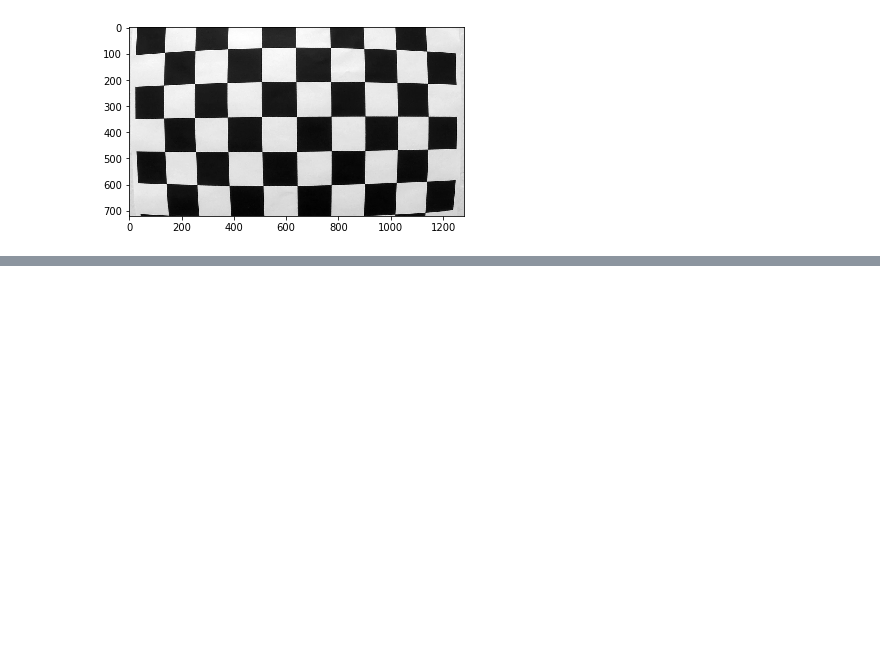
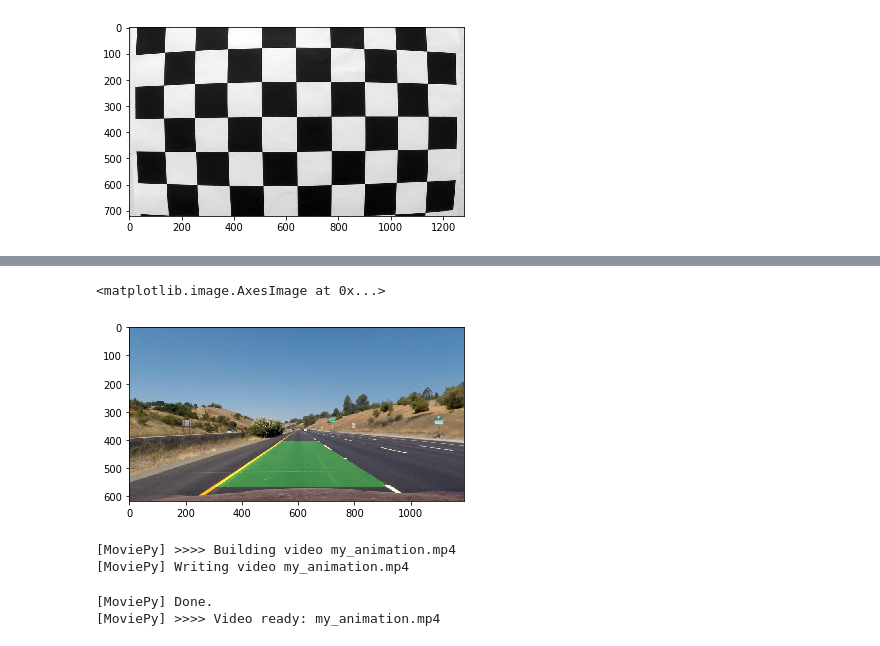
Before and after one commit to inJeans/CarND-Advanced-Lane-Lines, a Jupyter notebook: advanced_lane_finding.ipynb, the cells around one changed output, grey strips where cells are left out. Cells and saved outputs as stored; diff of their text form; code cells hidden in the pictures; blank space fills up the shorter version.

```diff
--- a/advanced_lane_finding.ipynb
+++ b/advanced_lane_finding.ipynb
@@ -219,9 +257,9 @@ def abs_sobel_thresh(img,
                      sobel_kernel=3,
                      thresh=(0, 255)):
     if orient == 'x':
-        abs_sobel = np.absolute(cv2.Sobel(img, cv2.CV_64F, 1, 0))
+        abs_sobel = np.absolute(cv2.Sobel(img, cv2.CV_64F, 1, 0, ksize=sobel_kernel))
     if orient == 'y':
-        abs_sobel = np.absolute(cv2.Sobel(img, cv2.CV_64F, 0, 1))
+        abs_sobel = np.absolute(cv2.Sobel(img, cv2.CV_64F, 0, 1, ksize=sobel_kernel))
     # Rescale back to 8 bit integer
     scaled_sobel = np.uint8(255*abs_sobel/np.max(abs_sobel))
     # Create a copy and apply the threshold
@@ -319,0 +491,2 @@ error: /Users/jenkins/miniconda/1/x64/conda-bld/work/opencv-3.1.0/modules/imgpro
+# %%
+left_fit, right_fit, left_fit_cr, right_fit_cr = fit_lines(binary_warped)
@@ -319,0 +541,60 @@ error: /Users/jenkins/miniconda/1/x64/conda-bld/work/opencv-3.1.0/modules/imgpro
+# %%
+test_image_path = os.path.join(UNDISTORTED_DIR,
+                               '*.jpg')
+images = glob.glob(test_image_path)
+
+image = cv2.imread(images[0])
+plot_image = cv2.cvtColor(image, cv2.COLOR_BGR2RGB)
+
+warped_image, Minv = warp_perspective(plot_image)
+binary_warped = detect_lines(warped_image)
+left_fit, right_fit, left_fit_cr, right_fit_cr = fit_lines(binary_warped)
+result = visualise_lanes(plot_image,
+                binary_warped,
+                left_fit,
+                right_fit,
+                left_fit_cr,
+                right_fit_cr,
+                Minv)
+
+plt.imshow(result)
+# %% [output]
+<matplotlib.image.AxesImage at 0x...>
+[figure, added]
+# %%
+from moviepy.editor import VideoClip
+
+cap = cv2.VideoCapture('project_video.mp4')
+
+def make_frame(t):
+    global cap
+    if cap.isOpened():
+        ret, frame = cap.read()
+
+        plot_image = cv2.cvtColor(frame, cv2.COLOR_BGR2RGB)
+        warped_image, Minv = warp_perspective(plot_image)
+
+        binary_warped = detect_lines(warped_image)
+        left_fit, right_fit, left_fit_cr, right_fit_cr = fit_lines(binary_warped)
+
+        detected_lanes = visualise_lanes(plot_image,
+                                         binary_warped,
+                                         left_fit,
+                                         right_fit,
+                                         left_fit_cr,
+                                         right_fit_cr,
+                                         Minv)
+        plt.imshow(dete)
+
+        return detected_lanes
+
+animation = VideoClip(make_frame, duration=2)
+# export as a video file
+animation.write_videofile("my_animation.mp4", fps=25)
+
+cap.release()
+# %% [output]
+[MoviePy] >>>> Building video my_animation.mp4
+[MoviePy] Writing video my_animation.mp4
+[MoviePy] Done.
+[MoviePy] >>>> Video ready: my_animation.mp4
```
Also changed, not shown: parts of 13 cells of this notebook.
